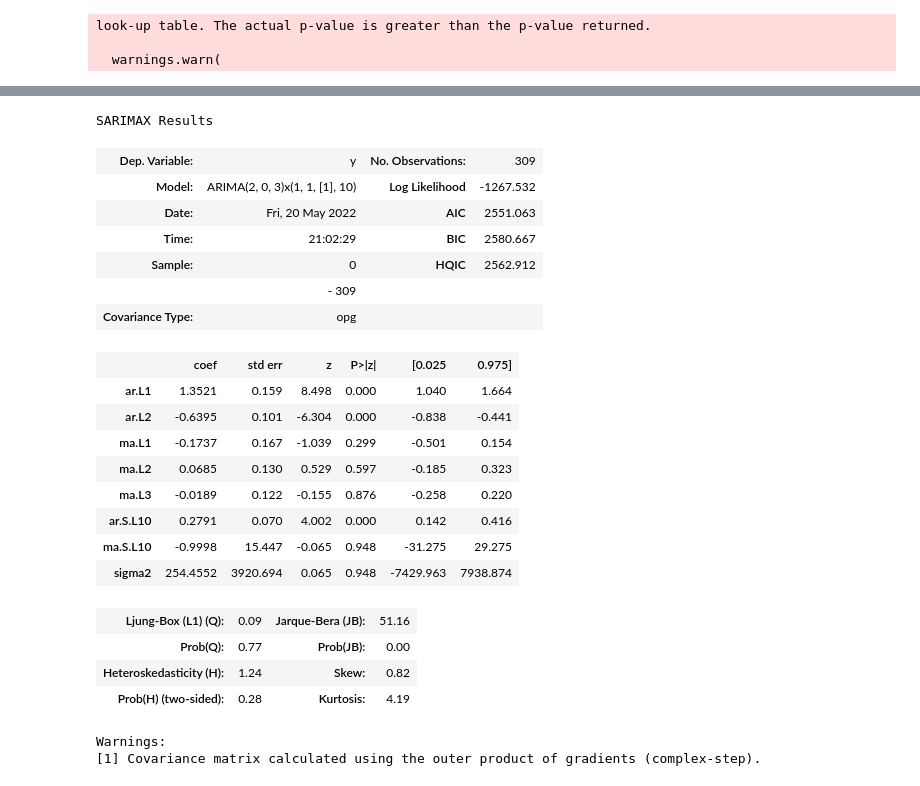
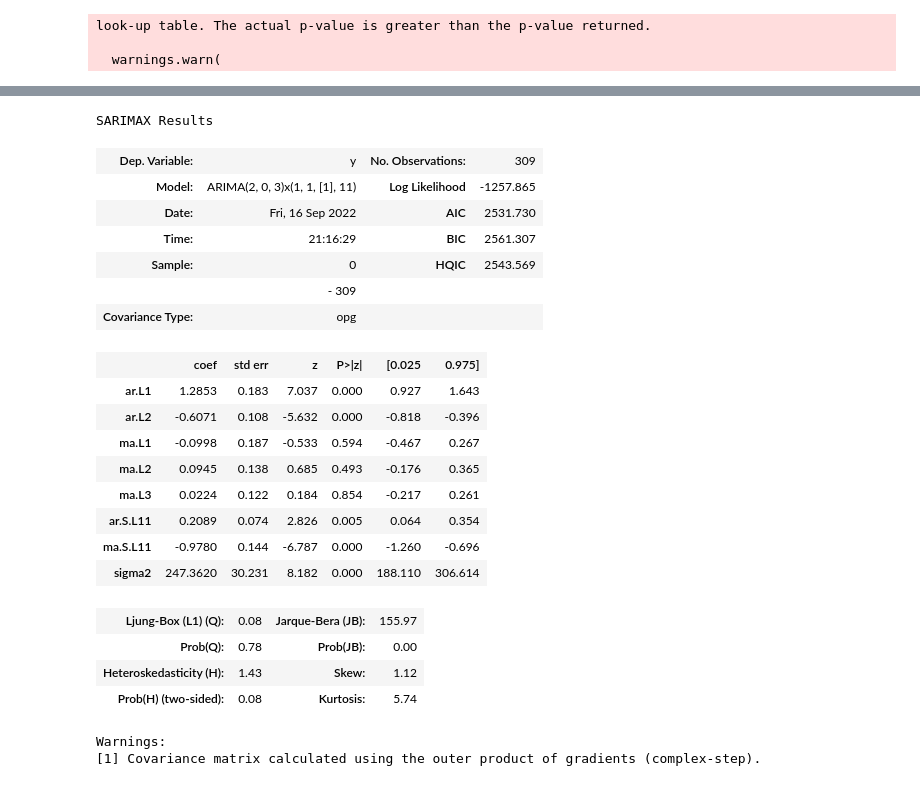
Before and after one commit to charlieromano/TimeSeries, a Jupyter notebook: Scripts/sunspots_example.ipynb, the cells around one changed output, grey strips where cells are left out. Drawn from its saved outputs; the diff is of its cells as text; code cells hidden in the pictures.

```diff
--- a/Scripts/sunspots_example.ipynb
+++ b/Scripts/sunspots_example.ipynb
@@ -38,29 +45,29 @@ look-up table. The actual p-value is greater than the p-value returned.
 # %%
-arima = ARIMA(dta.values, order=(2,0,3), seasonal_order=(1,1,1,10))
+arima = ARIMA(dta.values, order=(2,0,3), seasonal_order=(1,1,1,11))
 arima_fit = arima.fit()
 arima_fit.summary()
 # %% [output]
 SARIMAX Results
 | Dep. Variable: | y | No. Observations: | 309 |
-| Model: | ARIMA(2, 0, 3)x(1, 1, [1], 10) | Log Likelihood | -1267.532 |
-| Date: | Fri, 20 May 2022 | AIC | 2551.063 |
-| Time: | 21:02:29 | BIC | 2580.667 |
-| Sample: | 0 | HQIC | 2562.912 |
+| Model: | ARIMA(2, 0, 3)x(1, 1, [1], 11) | Log Likelihood | -1257.865 |
+| Date: | Fri, 16 Sep 2022 | AIC | 2531.730 |
+| Time: | 21:16:29 | BIC | 2561.307 |
+| Sample: | 0 | HQIC | 2543.569 |
 |  | - 309 |  |  |
 | Covariance Type: | opg |  |  |
 |  | coef | std err | z | P>|z| | [0.025 | 0.975] |
-| ar.L1 | 1.3521 | 0.159 | 8.498 | 0.000 | 1.040 | 1.664 |
-| ar.L2 | -0.6395 | 0.101 | -6.304 | 0.000 | -0.838 | -0.441 |
-| ma.L1 | -0.1737 | 0.167 | -1.039 | 0.299 | -0.501 | 0.154 |
-| ma.L2 | 0.0685 | 0.130 | 0.529 | 0.597 | -0.185 | 0.323 |
-| ma.L3 | -0.0189 | 0.122 | -0.155 | 0.876 | -0.258 | 0.220 |
-| ar.S.L10 | 0.2791 | 0.070 | 4.002 | 0.000 | 0.142 | 0.416 |
-| ma.S.L10 | -0.9998 | 15.447 | -0.065 | 0.948 | -31.275 | 29.275 |
-| sigma2 | 254.4552 | 3920.694 | 0.065 | 0.948 | -7429.963 | 7938.874 |
+| ar.L1 | 1.2853 | 0.183 | 7.037 | 0.000 | 0.927 | 1.643 |
+| ar.L2 | -0.6071 | 0.108 | -5.632 | 0.000 | -0.818 | -0.396 |
+| ma.L1 | -0.0998 | 0.187 | -0.533 | 0.594 | -0.467 | 0.267 |
+| ma.L2 | 0.0945 | 0.138 | 0.685 | 0.493 | -0.176 | 0.365 |
+| ma.L3 | 0.0224 | 0.122 | 0.184 | 0.854 | -0.217 | 0.261 |
+| ar.S.L11 | 0.2089 | 0.074 | 2.826 | 0.005 | 0.064 | 0.354 |
+| ma.S.L11 | -0.9780 | 0.144 | -6.787 | 0.000 | -1.260 | -0.696 |
+| sigma2 | 247.3620 | 30.231 | 8.182 | 0.000 | 188.110 | 306.614 |
-| Ljung-Box (L1) (Q): | 0.09 | Jarque-Bera (JB): | 51.16 |
-| Prob(Q): | 0.77 | Prob(JB): | 0.00 |
-| Heteroskedasticity (H): | 1.24 | Skew: | 0.82 |
-| Prob(H) (two-sided): | 0.28 | Kurtosis: | 4.19 |
+| Ljung-Box (L1) (Q): | 0.08 | Jarque-Bera (JB): | 155.97 |
+| Prob(Q): | 0.78 | Prob(JB): | 0.00 |
+| Heteroskedasticity (H): | 1.43 | Skew: | 1.12 |
+| Prob(H) (two-sided): | 0.08 | Kurtosis: | 5.74 |
 Warnings:
 [1] Covariance matrix calculated using the outer product of gradients (complex-step).
 # %%
```
Also changed, not shown: parts of 6 cells of this notebook.
